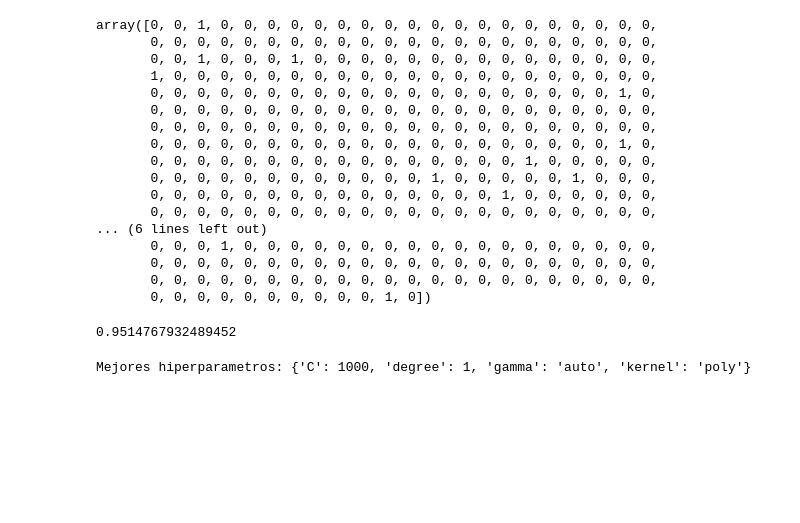
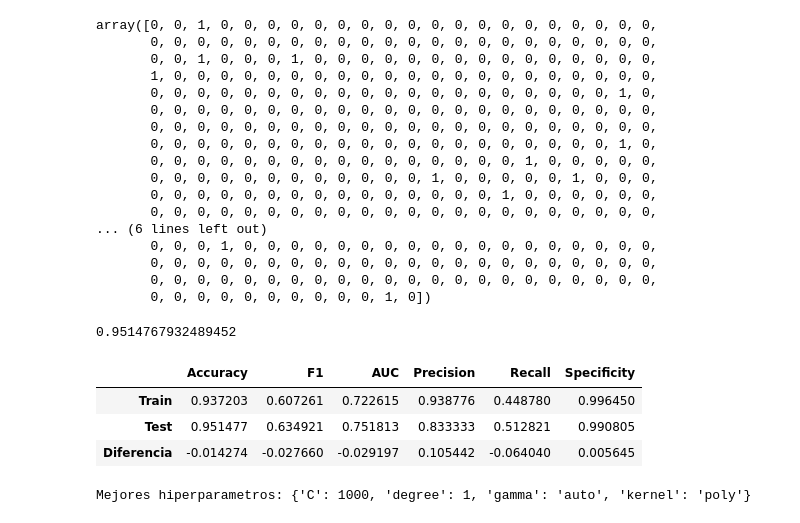
Before and after one commit to RmVa23/NLP, a Jupyter notebook: src/explore.ipynb, the cells around one changed output. Drawn from its saved outputs; the diff is of its cells as text; code cells hidden in the pictures; blank space fills up the shorter version.

Commit message:
modelo guardado

```diff
--- a/src/explore.ipynb
+++ b/src/explore.ipynb
@@ -178,6 +195,48 @@ accuracy = accuracy_score(y_test, y_pred)
 accuracy
 # %% [output]
 0.9514767932489452
+# %%
+# Evaluar el primer modelo en entrenamiento
+X_pred = model.predict(X_train)
+# %%
+def get_metrics(y_train, y_test, y_pred_train, y_pred_test):
+    # Calcular métricas para el conjunto de entrenamiento
+    train_accuracy = accuracy_score(y_train, y_pred_train)
+    train_f1 = f1_score(y_train, y_pred_train)
+    train_auc = roc_auc_score(y_train, y_pred_train)
+    train_precision = precision_score(y_train, y_pred_train)
+    train_recall = recall_score(y_train, y_pred_train)
+    train_specificity = specificity_score(y_train, y_pred_train)
+
+    # Calcular métricas para el conjunto de prueba
+    test_accuracy = accuracy_score(y_test, y_pred_test)
+    test_f1 = f1_score(y_test, y_pred_test)
+    test_auc = roc_auc_score(y_test, y_pred_test)
+    test_precision = precision_score(y_test, y_pred_test)
+    test_recall = recall_score(y_test, y_pred_test)
+    test_specificity = specificity_score(y_test, y_pred_test)
+
+    # Calcular la diferencia entre métricas de entrenamiento y prueba
+    diff_accuracy = train_accuracy - test_accuracy
+    diff_f1 = train_f1 - test_f1
+    diff_auc = train_auc - test_auc
+    diff_precision = train_precision - test_precision
+    diff_recall = train_recall - test_recall
+    diff_specificity = train_specificity - test_specificity
+
+    # Crear un DataFrame con los resultados
+    metrics_df = pd.DataFrame([[train_accuracy, train_f1, train_auc, train_precision, train_recall, train_specificity],[test_accuracy, test_f1, test_auc, test_precision, test_recall, test_specificity],[diff_accuracy, diff_f1, diff_auc, diff_precision, diff_recall, diff_specificity]],
+                              columns = ['Accuracy', 'F1', 'AUC', 'Precision', 'Recall', 'Specificity'],
+                              index = ['Train','Test', 'Diferencia'])
+
+    return metrics_df
+
+get_metrics(y_train, y_test, X_pred, y_pred)
+# %% [output]
+|  | Accuracy | F1 | AUC | Precision | Recall | Specificity |
+| Train | 0.937203 | 0.607261 | 0.722615 | 0.938776 | 0.448780 | 0.996450 |
+| Test | 0.951477 | 0.634921 | 0.751813 | 0.833333 | 0.512821 | 0.990805 |
+| Diferencia | -0.014274 | -0.027660 | -0.029197 | 0.105442 | -0.064040 | 0.005645 |
 # %%
 hyperparams = {
     "C": [0.001, 0.01, 0.1, 1, 10, 100, 1000],
```
Also changed, not shown: parts of 7 cells of this notebook, 1 other file.
